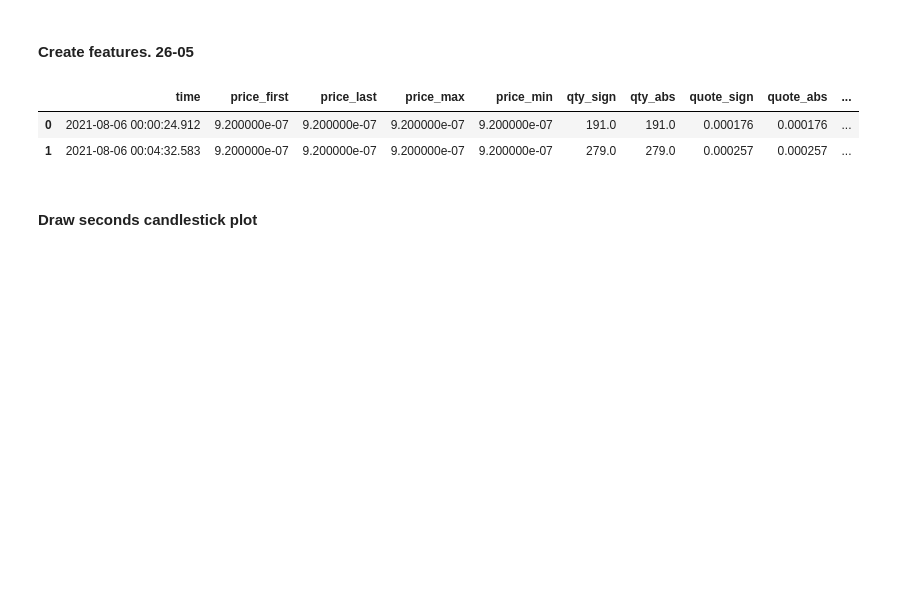
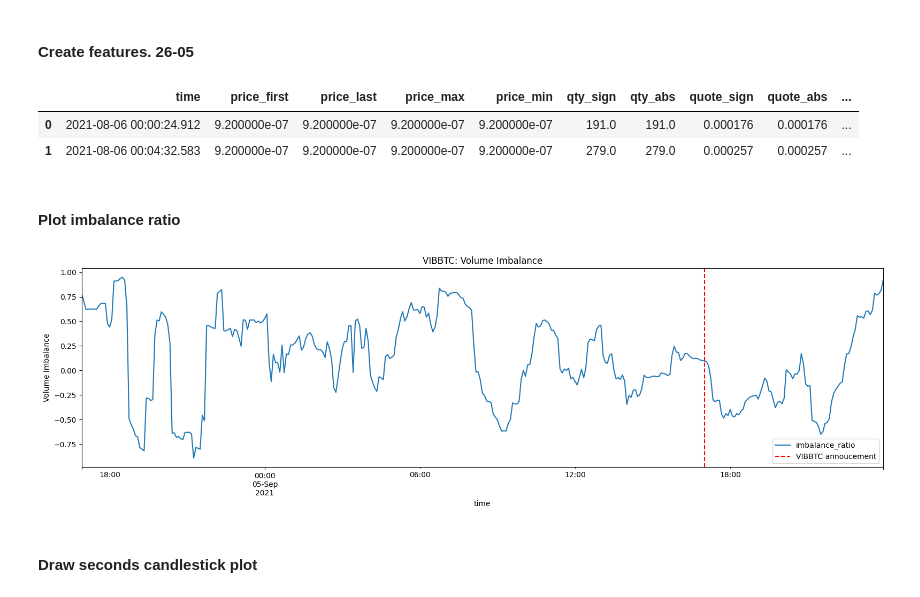
Before and after one commit to B0R0koko/pumps_and_dumps, a Jupyter notebook: misc/features/features_26_05.ipynb, the cells around one changed output. Cells and saved outputs as stored; diff of their text form; code cells hidden in the pictures; blank space fills up the shorter version.

```diff
--- a/misc/features/features_26_05.ipynb
+++ b/misc/features/features_26_05.ipynb
@@ -103,6 +104,38 @@ df_trades.head(2)
 |  | time | price_first | price_last | price_max | price_min | qty_sign | qty_abs | quote_sign | quote_abs | ... |
 | 0 | 2021-08-06 00:00:24.912 | 9.200000e-07 | 9.200000e-07 | 9.200000e-07 | 9.200000e-07 | 191.0 | 191.0 | 0.000176 | 0.000176 | ... |
 | 1 | 2021-08-06 00:04:32.583 | 9.200000e-07 | 9.200000e-07 | 9.200000e-07 | 9.200000e-07 | 279.0 | 279.0 | 0.000257 | 0.000257 | ... |
+# %% [markdown]
+<h4>Plot imbalance ratio</h4>
+# %%
+df = pl.from_pandas(df_trades)
+
+df = df.filter(
+    pl.col("time") >= pump.time.floor("1h") - timedelta(days=1)
+)
+
+df = df.with_columns(
+    time=pl.col("time").set_sorted()
+)
+
+df.group_by_dynamic(
+    index_column="time", every="5m", period="1h"
+).agg(
+    imbalance_ratio = pl.col("quote_sign").sum() / pl.col("quote_abs").sum()
+).to_pandas().plot(
+    x="time", y="imbalance_ratio", figsize=(16, 5)
+)
+
+plt.title(f"{pump.ticker}: Volume Imbalance")
+plt.axvline(x=pump.time, color="red", linestyle="--", label=f"{pump.ticker} annoucement")
+plt.ylabel("Volume Imbalance")
+
+plt.legend()
+plt.tight_layout()
+plt.savefig("volume_imbalance.png", transparent=True)
+
+plt.show()
+# %% [output]
+[figure, added]
 # %% [markdown]
 <h4>Draw seconds candlestick plot</h4>
 # %%
```
Also changed, not shown: parts of 7 cells of this notebook, 28 other files.
